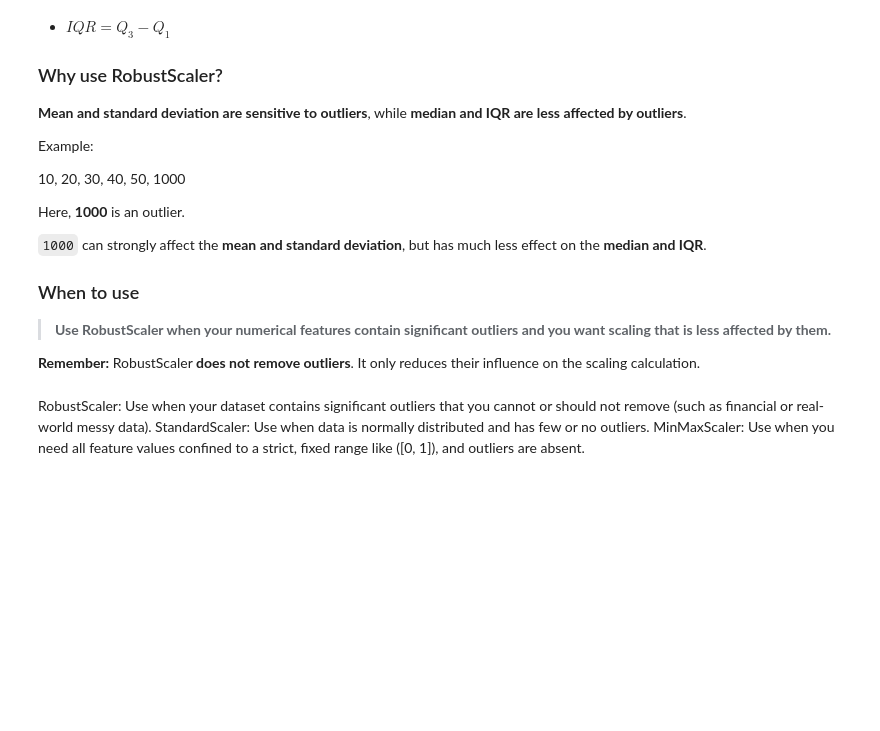
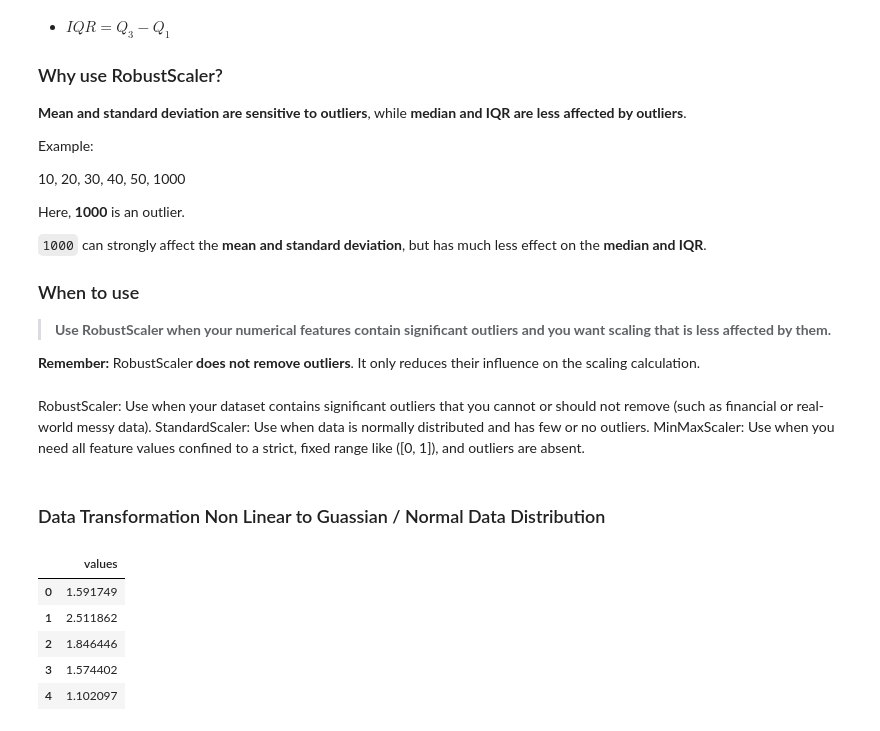
Before and after one commit to UsamaXNaeem528/Generative-Ai, a Jupyter notebook: 06_Week_10_Numpy_Pandas_Visulaization/iii-Scaling_normalization.ipynb, the cells around one changed output. Saved outputs shown, nothing was run; the diff lists cells and outputs as text; code cells hidden in the pictures; blank space fills up the shorter version.

```diff
--- a/06_Week_10_Numpy_Pandas_Visulaization/iii-Scaling_normalization.ipynb
+++ b/06_Week_10_Numpy_Pandas_Visulaization/iii-Scaling_normalization.ipynb
@@ -244,3 +244,5 @@ Here, **1000** is an outlier.
 RobustScaler: Use when your dataset contains significant outliers that you cannot or should not remove (such as financial or real-world messy data).</br>
 StandardScaler: Use when data is normally distributed and has few or no outliers.</br>
 MinMaxScaler: Use when you need all feature values confined to a strict, fixed range like \([0, 1]\), and outliers are absent.
+# %% [markdown]
+<h3> Data Transformation Non Linear to Guassian / Normal Data Distribution </h3>
@@ -246,0 +254,12 @@ MinMaxScaler: Use when you need all feature values confined to a strict, fixed r
+# %%
+np.random.seed(0)
+data = np.random.exponential(size=1000, scale=2)
+df = pd.DataFrame(data, columns=['values'])
+df.head(5)
+# %% [output]
+|  | values |
+| 0 | 1.591749 |
+| 1 | 2.511862 |
+| 2 | 1.846446 |
+| 3 | 1.574402 |
+| 4 | 1.102097 |
```
Also changed, not shown: parts of 5 cells of this notebook.
